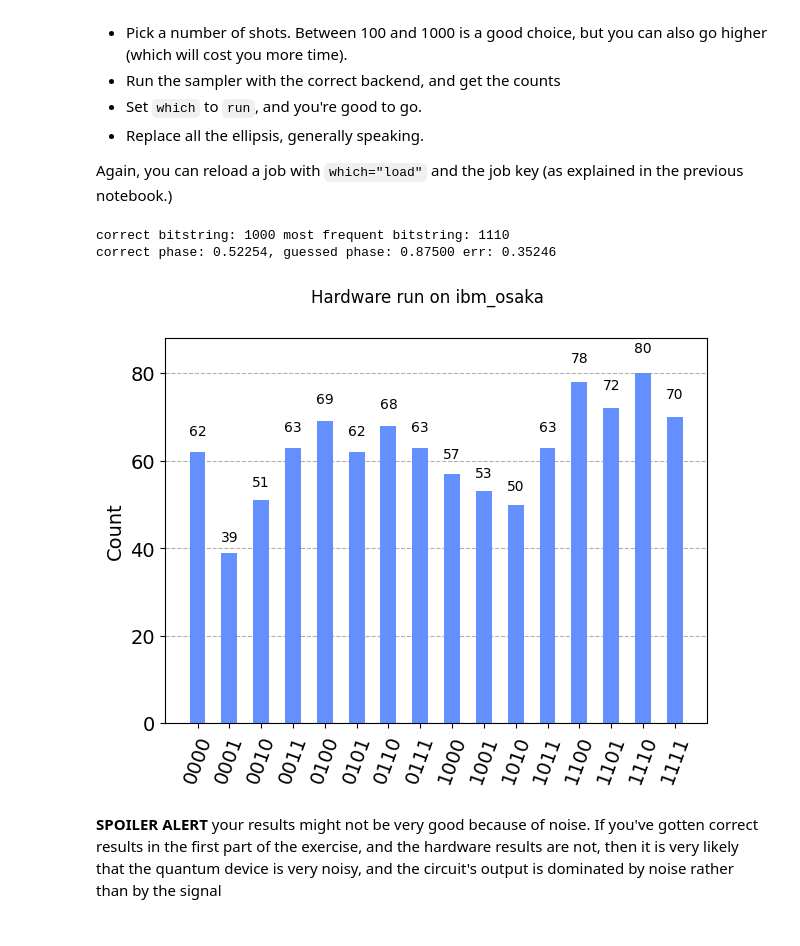
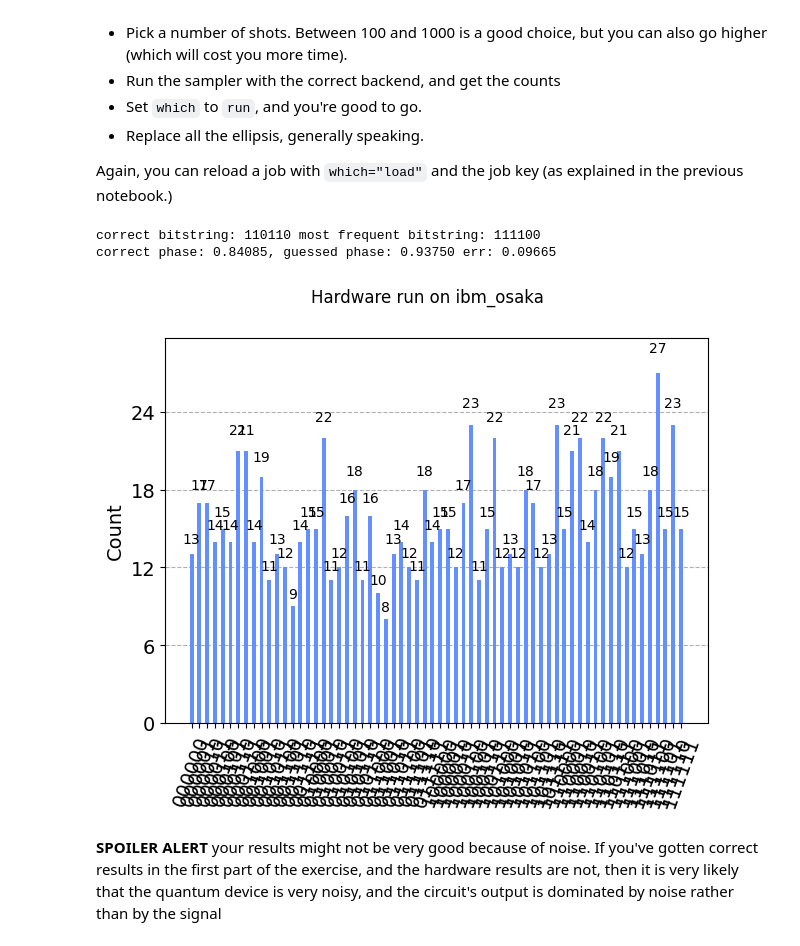
Before and after one commit to RicemanBoy/Qiskit, a Jupyter notebook: 08_ibm_qpe.ipynb, the cells around one changed output. Saved outputs shown, nothing was run; the diff lists cells and outputs as text; code cells hidden in the pictures.

```diff
--- a/08_ibm_qpe.ipynb
+++ b/08_ibm_qpe.ipynb
@@ -177,8 +177,8 @@ Pick the number of qubits in the first and second registers, `r1` and `r2`: this
 
 Write the Hamiltonian and the qubit numbers in the cell below:
 # %%
-r1= 4
-r2= 4
+r1= 6
+r2= 2
 
 # Write the Hamiltonian!
 J = 1
@@ -303,29 +303,29 @@ Again, you can reload a job with `which="load"` and the job key (as explained in
 # %%
 real_backend = service.least_busy(
     simulator=False, operational=True, min_num_qubits=r1 + r2
 )
 
 n_shots = 1000
-which = "load"
+which = "run"
 
 if which == "run":
     real_job = backend_sample(backend=real_backend, circuit=circ , n_shots=n_shots)
 elif which == "load":
     job_key = "ct3b2d98t340008xhbag"
     real_job = service.job(job_key)
 else:
     raise ValueError(f"Expected 'run' or 'load', got: {which}")
 
 real_counts = get_counts_from_job(real_job)
 
 real_computed_phase, real_output_bitstring, real_fig = phase_from_counts(real_counts)
 print_info(target_phase, real_computed_phase, real_output_bitstring, correct_bitstring)
 real_fig.suptitle(f"Hardware run on {real_job._backend.name}")
 real_fig
 # %% [output]
-correct bitstring: 1000 most frequent bitstring: 1110
-correct phase: 0.52254, guessed phase: 0.87500 err: 0.35246
+correct bitstring: 110110 most frequent bitstring: 111100
+correct phase: 0.84085, guessed phase: 0.93750 err: 0.09665
-[figure, old version]
+[figure, new version]
 # %% [markdown]
 **SPOILER ALERT** your results might not be very good because of noise. If you've gotten correct results in the first part of the exercise, and the hardware results are not, then it is very likely that the quantum device is very noisy, and the circuit's output is dominated by noise rather than by the signal
 # %% [markdown]
```
Also changed, not shown: parts of 3 cells of this notebook, 1 other file.
